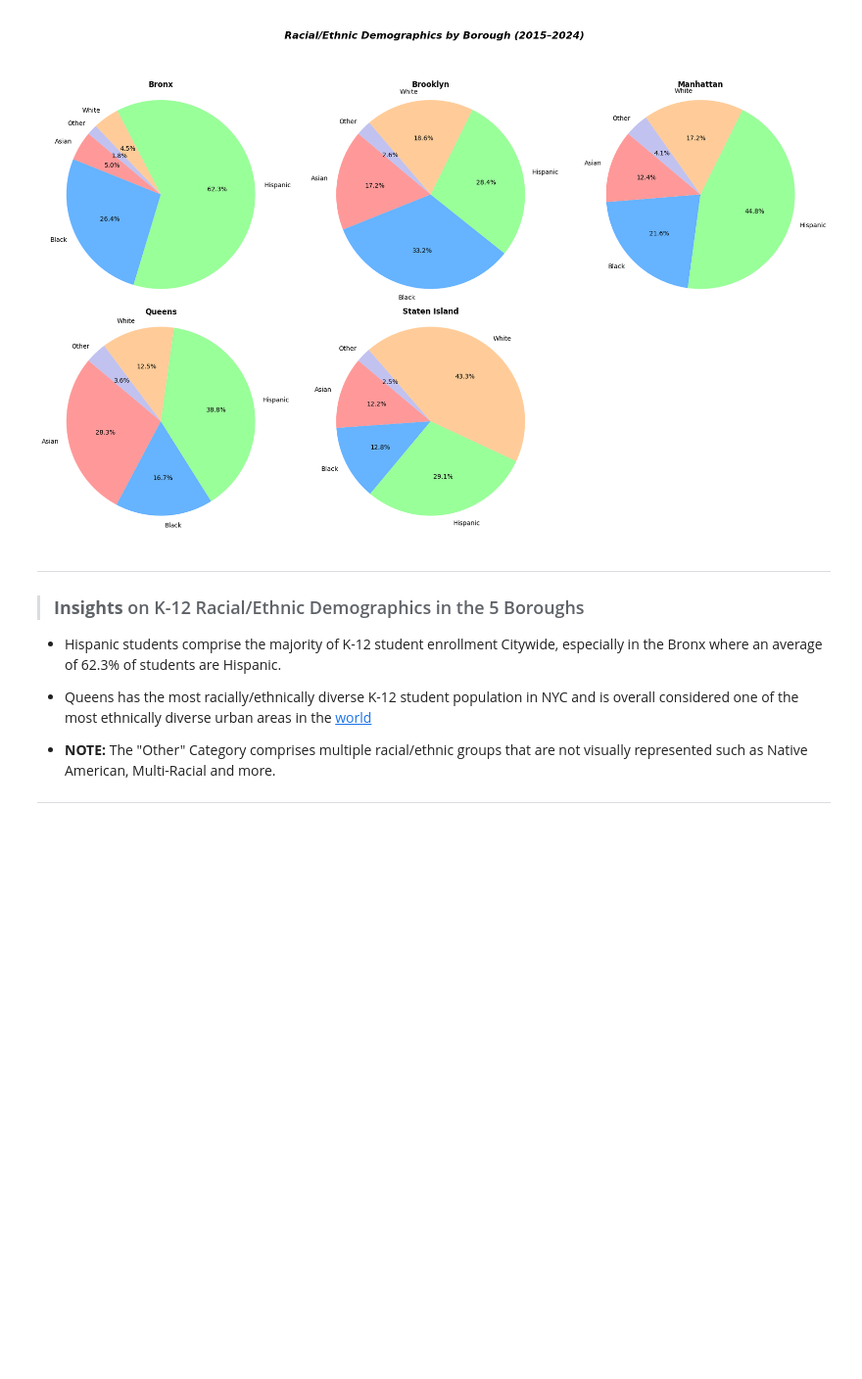
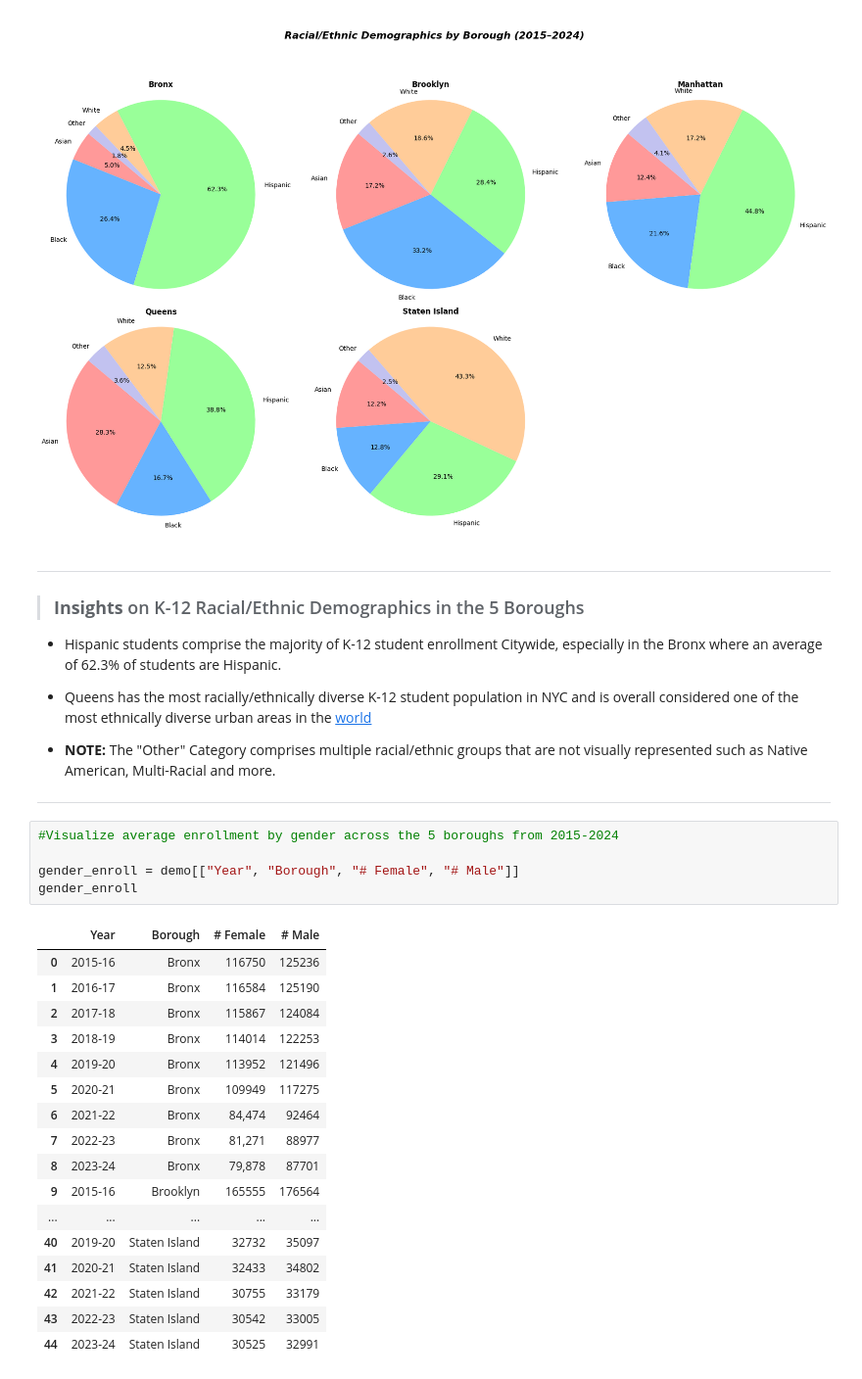
Before and after one commit to thetechleila/NYC-K-8-Public-School-Student-Performance-2016-2024, a Jupyter notebook: code/eda.ipynb, the cells around one changed output. Shown at 98% size. Drawn from its saved outputs; the diff is of its cells as text; blank space fills up the shorter version.

```diff
--- a/code/eda.ipynb
+++ b/code/eda.ipynb
@@ -155,3 +155,26 @@ ___
 - **NOTE:** The "Other" Category comprises multiple racial/ethnic groups that are not visually represented such as Native American, Multi-Racial and more.
 
 ___
+# %%
+#Visualize average enrollment by gender across the 5 boroughs from 2015-2024
+
+gender_enroll = demo[["Year", "Borough", "# Female", "# Male"]]
+gender_enroll
+# %% [output]
+|  | Year | Borough | # Female | # Male |
+| 0 | 2015-16 | Bronx | 116750 | 125236 |
+| 1 | 2016-17 | Bronx | 116584 | 125190 |
+| 2 | 2017-18 | Bronx | 115867 | 124084 |
+| 3 | 2018-19 | Bronx | 114014 | 122253 |
+| 4 | 2019-20 | Bronx | 113952 | 121496 |
+| 5 | 2020-21 | Bronx | 109949 | 117275 |
+| 6 | 2021-22 | Bronx | 84,474 | 92464 |
+| 7 | 2022-23 | Bronx | 81,271 | 88977 |
+| 8 | 2023-24 | Bronx | 79,878 | 87701 |
+| 9 | 2015-16 | Brooklyn | 165555 | 176564 |
+| ... | ... | ... | ... | ... |
+| 40 | 2019-20 | Staten Island | 32732 | 35097 |
+| 41 | 2020-21 | Staten Island | 32433 | 34802 |
+| 42 | 2021-22 | Staten Island | 30755 | 33179 |
+| 43 | 2022-23 | Staten Island | 30542 | 33005 |
+| 44 | 2023-24 | Staten Island | 30525 | 32991 |
```
Also changed, not shown: parts of 1 cell of this notebook.
